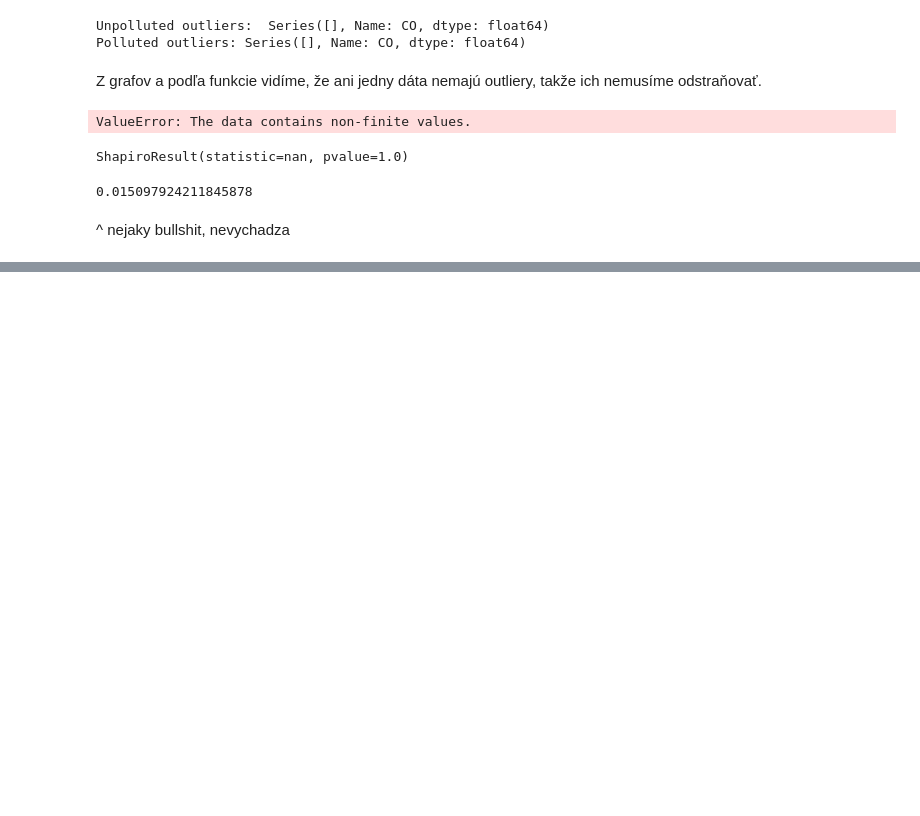
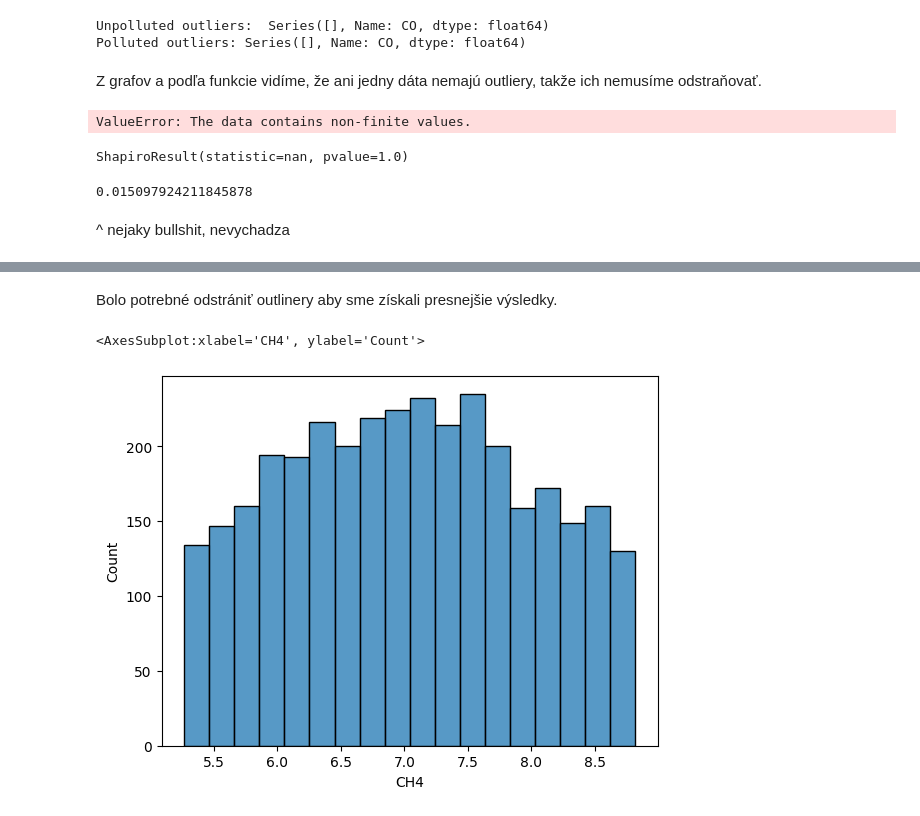
Before and after one commit to Marraff/inteligent-data-analysis, a Jupyter notebook: 1-faza-projekt-IAU.ipynb, the cells around one changed output, grey strips where cells are left out. Cells and saved outputs as stored; diff of their text form; code cells hidden in the pictures; blank space fills up the shorter version.

```diff
--- a/1-faza-projekt-IAU.ipynb
+++ b/1-faza-projekt-IAU.ipynb
@@ -755,0 +811,7 @@ cohen_d(unpolluted, polluted)
+# %% [markdown]
+Bolo potrebné odstrániť outlinery aby sme získali presnejšie výsledky.
+# %%
+sns.histplot(unpolluted_CH4_out)
+# %% [output]
+<AxesSubplot:xlabel='CH4', ylabel='Count'>
+[figure, added]
```
Also changed, not shown: parts of 30 cells of this notebook.
